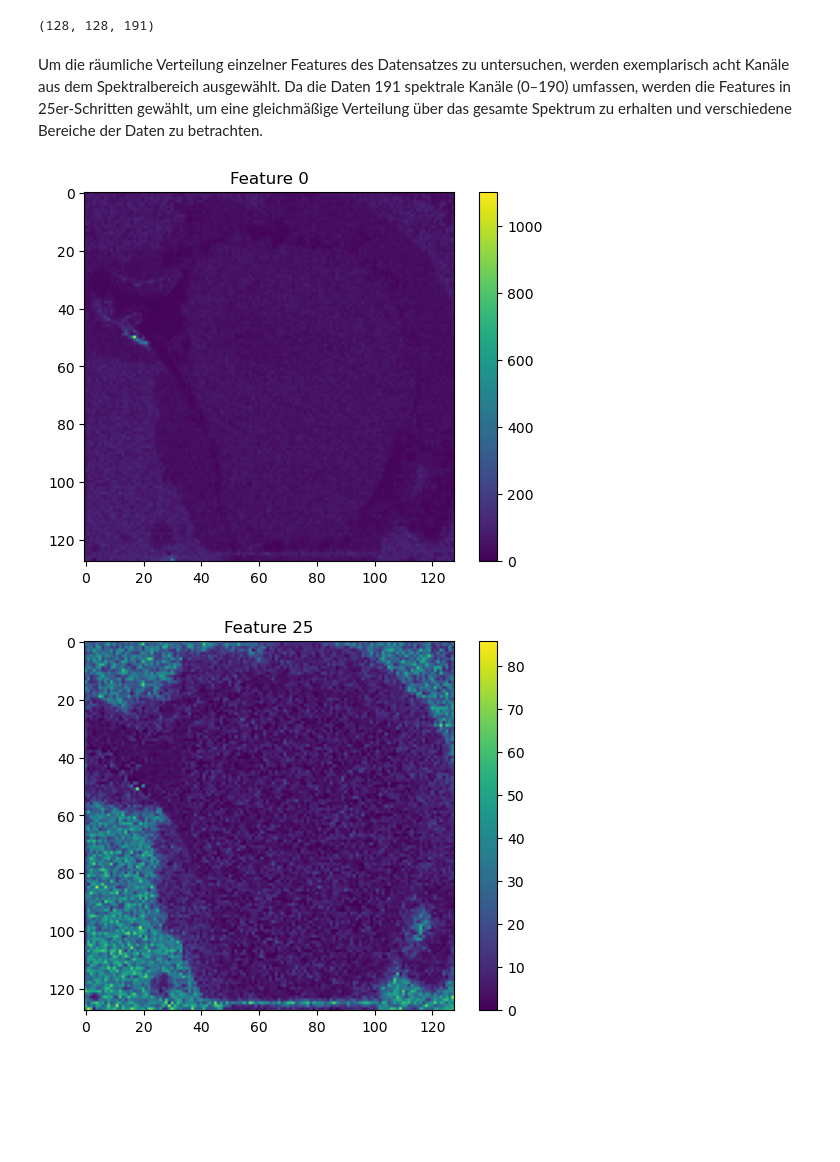
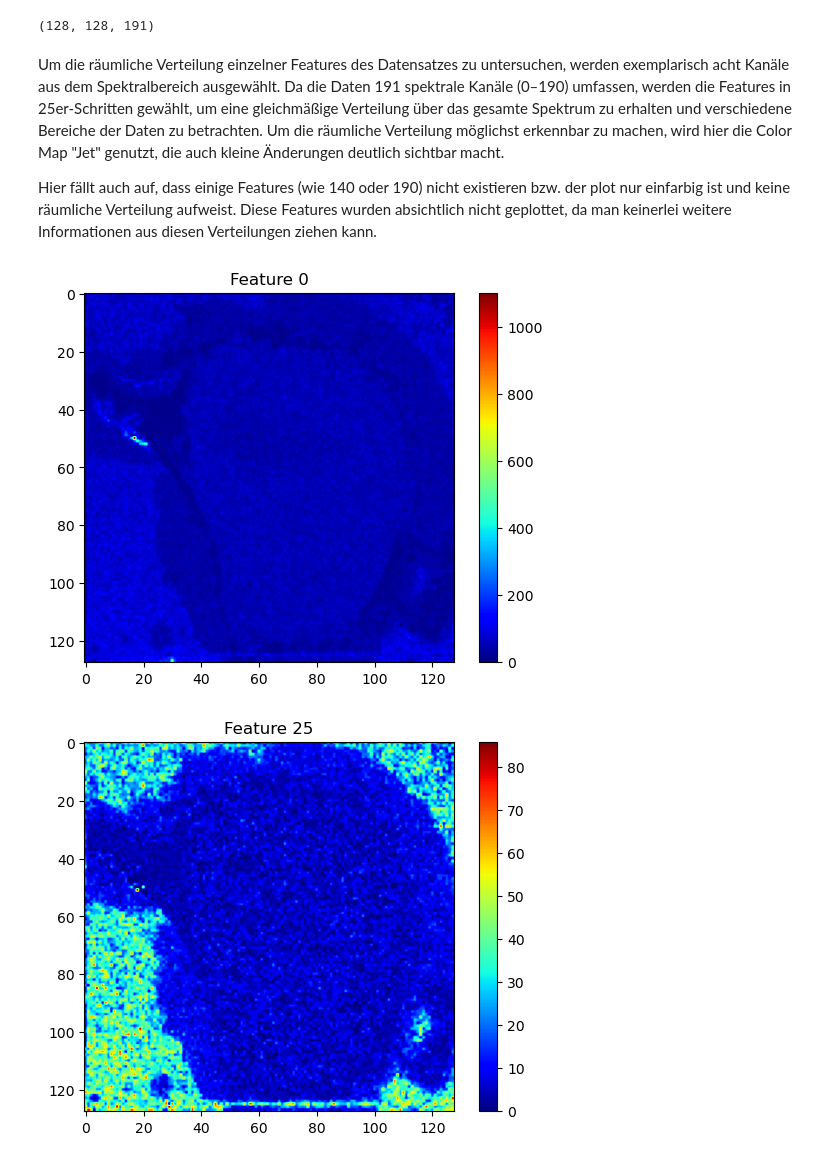
Before and after one commit to piask16/DataScienceAbgabe, a Jupyter notebook: ProgrammentwurfDataScience.ipynb, the cells around one changed output. Drawn from its saved outputs; the diff is of its cells as text; code cells hidden in the pictures; blank space fills up the shorter version.

```diff
--- a/ProgrammentwurfDataScience.ipynb
+++ b/ProgrammentwurfDataScience.ipynb
@@ -17,13 +17,15 @@ ims_cube.shape
 (128, 128, 191)
 # %% [markdown]
 Um die räumliche Verteilung einzelner Features des Datensatzes zu untersuchen, werden exemplarisch acht Kanäle aus dem Spektralbereich ausgewählt.
-Da die Daten 191 spektrale Kanäle (0–190) umfassen, werden die Features in 25er-Schritten gewählt, um eine gleichmäßige Verteilung über das gesamte Spektrum zu erhalten und verschiedene Bereiche der Daten zu betrachten.
+Da die Daten 191 spektrale Kanäle (0–190) umfassen, werden die Features in 25er-Schritten gewählt, um eine gleichmäßige Verteilung über das gesamte Spektrum zu erhalten und verschiedene Bereiche der Daten zu betrachten. Um die räumliche Verteilung möglichst erkennbar zu machen, wird hier die Color Map "Jet" genutzt, die auch kleine Änderungen deutlich sichtbar macht.
+
+Hier fällt auch auf, dass einige Features (wie 140 oder 190) nicht existieren bzw. der plot nur einfarbig ist und keine räumliche Verteilung aufweist. Diese Features wurden absichtlich nicht geplottet, da man keinerlei weitere Informationen aus diesen Verteilungen ziehen kann.
 # %%
 for i in range(0,190,25):
-    plt.imshow(ims_cube[:, :, i])
+    plt.imshow(ims_cube[:, :, i], cmap='jet')
     plt.title(f"Feature {i}")
     plt.colorbar()
     plt.show()
 # %% [output]
-[figure, old version]
+[figure, new version]
-[figure, old version]
+[figure, new version]
```
Also changed, not shown: parts of 1 cell of this notebook.
